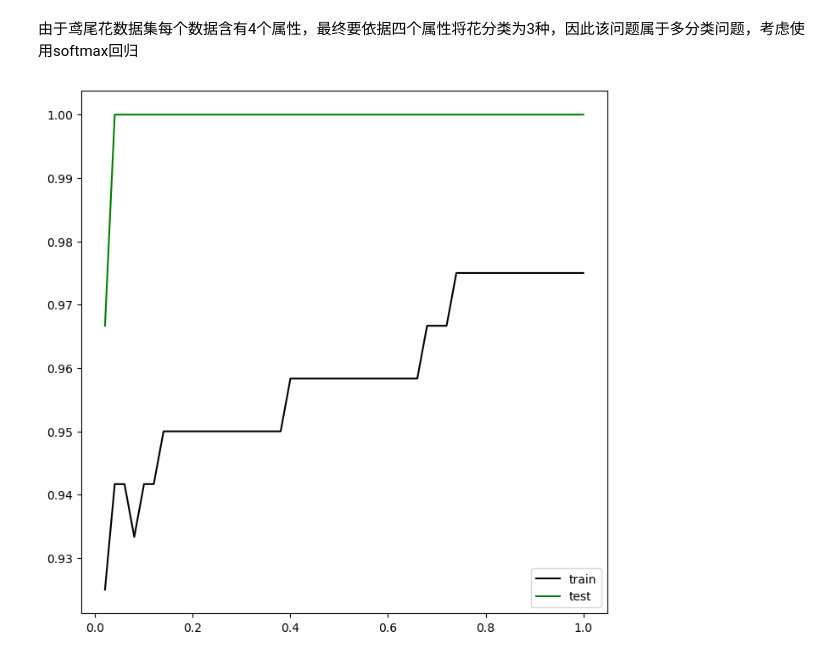
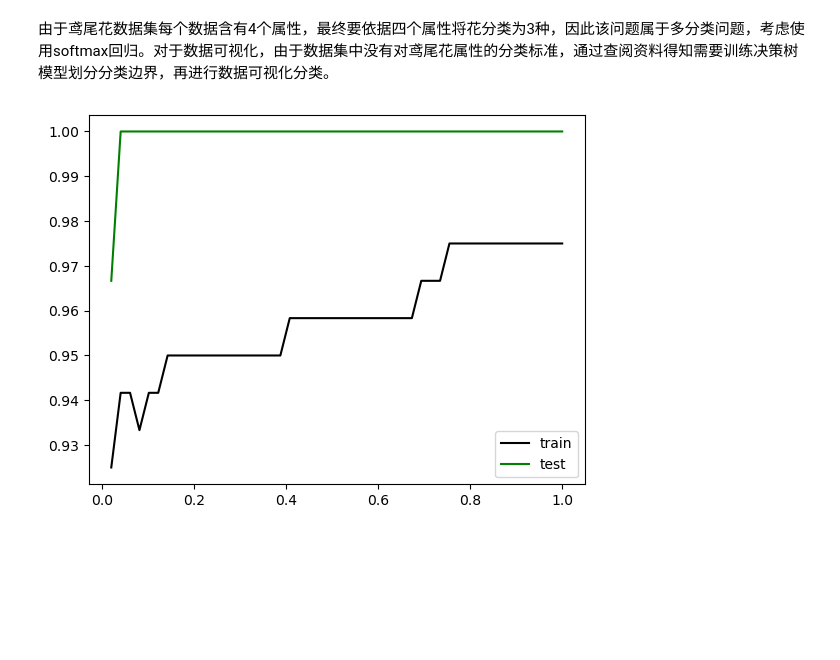
Before and after one commit to LinZC24/Machine-Learning-for-EIE, a Jupyter notebook: hw1.ipynb, the cells around one changed output. Drawn from its saved outputs; the diff is of its cells as text; code cells hidden in the pictures; blank space fills up the shorter version.

```diff
--- a/hw1.ipynb
+++ b/hw1.ipynb
@@ -1,13 +1,15 @@
 # %% [markdown]
-由于鸢尾花数据集每个数据含有4个属性，最终要依据四个属性将花分类为3种，因此该问题属于多分类问题，考虑使用softmax回归
+由于鸢尾花数据集每个数据含有4个属性，最终要依据四个属性将花分类为3种，因此该问题属于多分类问题，考虑使用softmax回归。对于数据可视化，由于数据集中没有对鸢尾花属性的分类标准，通过查阅资料得知需要训练决策树模型划分分类边界，再进行数据可视化分类。
 # %%
 import pandas as pd
 import numpy as np
 import matplotlib.pyplot as plt
+from matplotlib.colors import ListedColormap
 from sklearn.datasets import load_iris
 from sklearn.model_selection import train_test_split
 from sklearn.linear_model import LogisticRegression
 from sklearn.metrics import accuracy_score
+from sklearn.tree import DecisionTreeClassifier
 
 #split train data and test data
 iris=load_iris()
@@ -16,24 +18,35 @@ target=iris.target
 data_train, data_test, target_train, target_test=train_test_split(data, target, test_size=0.2, random_state=224)
 train_result=[]
 test_result=[]
-
-for i in np.linspace(0.02, 1, 50):
-  #train model
-  softmax=LogisticRegression(penalty='l2', multi_class='multinomial', solver='lbfgs', C=i, max_iter=1000)
-  softmax=softmax.fit(data_train, target_train)
-
-  #test model
-  #print(i)
-  train_result.append(accuracy_score(softmax.predict(data_train), target_train))
-  test_result.append(accuracy_score(softmax.predict(data_test), target_test))
-
-graph=[train_result, test_result]
-color=['black', 'green']
-label=['train', 'test']
-plt.figure(figsize=(8,8))
-for i in range(len(graph)):
-  plt.plot(np.linspace(0.02, 1, 50), graph[i], color[i], label= label[i])
-plt.legend(loc=4)
-plt.show()
+sl=[]
+sw=[]
+classify_data=[]
+classify_label=[]
+test_predict=[]
+for i in range(len(data)):
+  classify_data.append([data[i][0], data[i][1]])
+  classify_label.append(target[i])
+for i in range(len(data_test)):
+  sl.append(data_test[i][0])
+  sw.append(data_test[i][1])
-# %% [output]
-[figure, removed]
+# %%
+for i in np.linspace(0.02, 1, 49):
+  #train model
+  softmax=LogisticRegression(penalty='l2', multi_class='multinomial', solver='lbfgs', C=i, max_iter=1000)
+  softmax=softmax.fit(data_train, target_train)
+
+  #test model
+  train_result.append(accuracy_score(softmax.predict(data_train), target_train))
+  test_result.append(accuracy_score(softmax.predict(data_test), target_test))
+  test_predict.append(softmax.predict(data_test))
+# %%
+graph=[train_result, test_result]
+color=['black', 'green']
+label=['train', 'test']
+plt.figure()
+for i in range(len(graph)):
+  plt.plot(np.linspace(0.02, 1, 49), graph[i], color[i], label= label[i])
+plt.legend(loc=4)
+plt.show()
+# %% [output]
+[figure, added]
```
Also changed, not shown: parts of 1 cell of this notebook, 1 other file.
